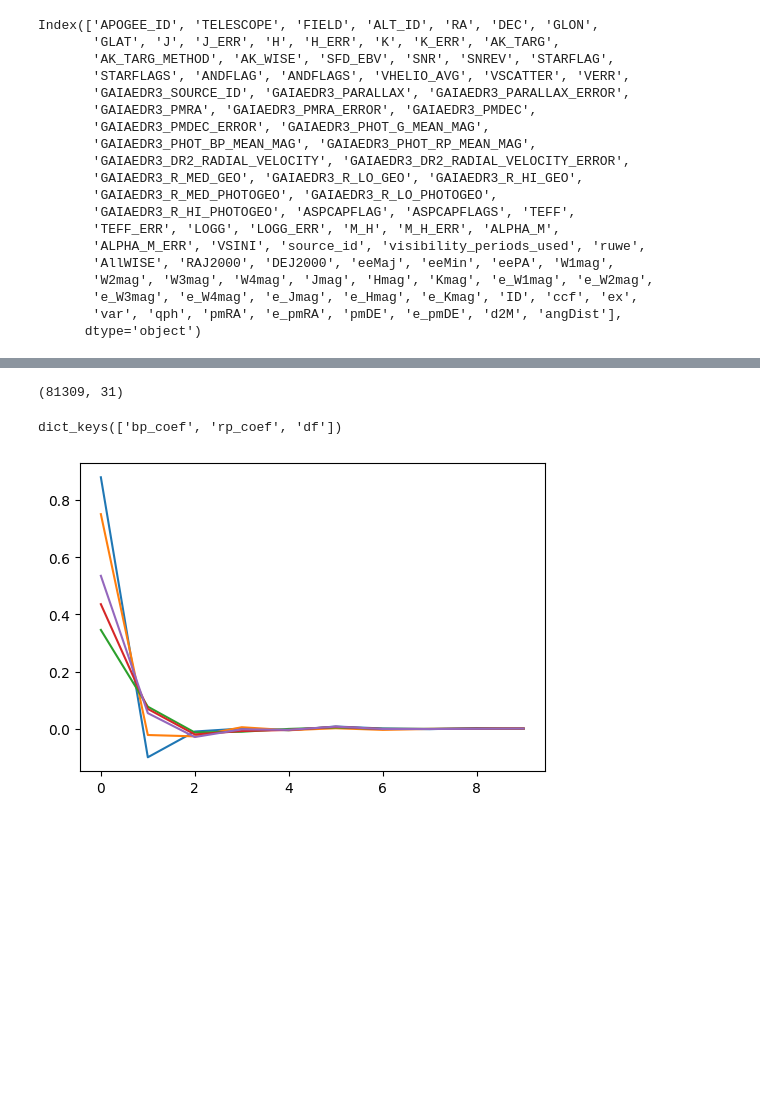
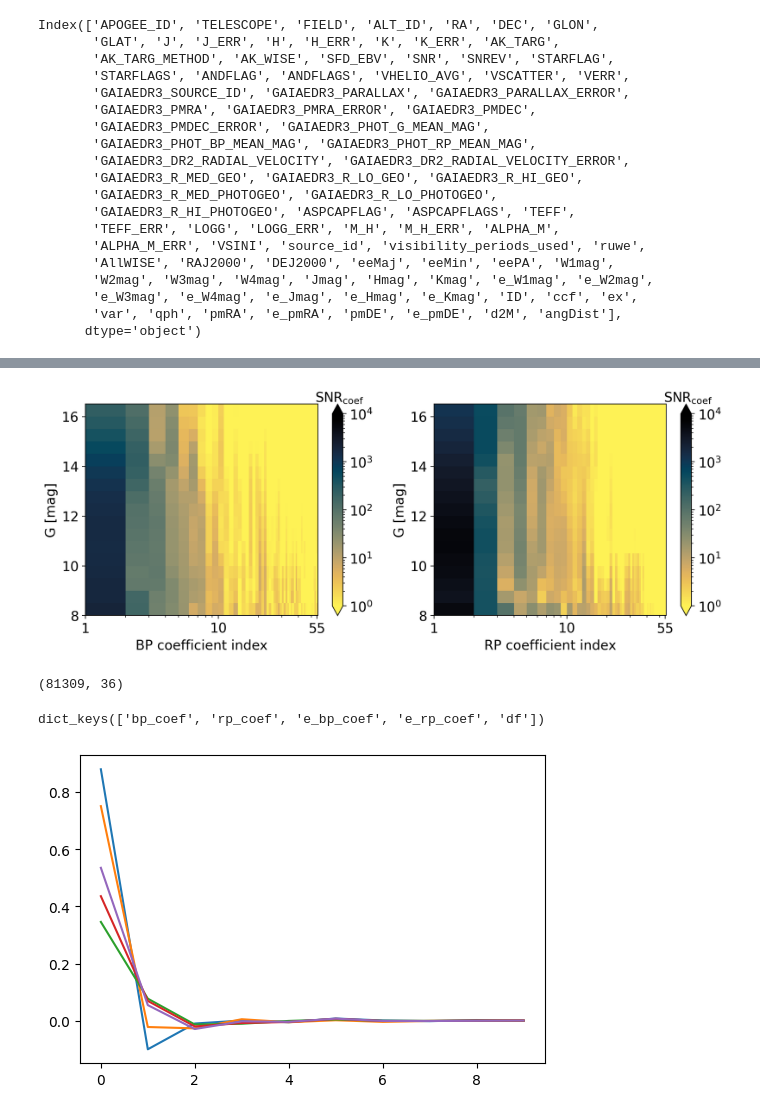
Before and after one commit to jiadonglee/aspgap, a Jupyter notebook: docs/gaiaXP_pre.ipynb, the cells around one changed output, grey strips where cells are left out. Drawn from its saved outputs; the diff is of its cells as text; code cells hidden in the pictures; blank space fills up the shorter version.

```diff
--- a/docs/gaiaXP_pre.ipynb
+++ b/docs/gaiaXP_pre.ipynb
@@ -199,0 +240,7 @@ df_xpcontinous.head()
+# %%
+n_coef = 55
+
+G_grids = np.arange(8, 17., 0.5)
+xp_df = xp_df.assign(G_bin=pd.cut(xp_df[220], bins=G_grids))
+
+xp_df.head()
@@ -199,0 +255,49 @@ df_xpcontinous.head()
+# %%
+bp_coef_snr_map = np.zeros([len(G_grids)-1, n_coef])
+rp_coef_snr_map = np.zeros([len(G_grids)-1, n_coef])
+num_coeff = np.linspace(1,55,55)
+
+
+for i, (g, group) in enumerate(xp_df.groupby('G_bin')):
+
+    for j in range(n_coef):
+
+        bp_coef_snr_map[i,j] = np.median(np.abs(group[j])/group[j+n_coef])
+        rp_coef_snr_map[i,j] = np.median(np.abs(group[j+2*n_coef])/group[j+3*n_coef])
+# %%
+fig, axs = plt.subplots(1,2, figsize=(12,4))
+num_coeff_grid = np.linspace(1,56,56)
+
+
+xx, yy = np.meshgrid(num_coeff_grid, G_grids)
+ax1, ax2 = axs.ravel()
+img1 = ax1.pcolormesh(
+    xx, yy, bp_coef_snr_map, norm=colors.LogNorm(vmin=1, vmax=1e4),
+    cmap='cmr.eclipse_r'
+)
+img2 = ax2.pcolormesh(
+    xx, yy, rp_coef_snr_map, norm=colors.LogNorm(vmin=1, vmax=1e4),
+    cmap='cmr.eclipse_r'
+)
+ax2.set_xscale('log')
+ax1.set_xscale('log')
+
+ax1.set_xticks([1, 10, 55]);
+ax2.set_xticks([1, 10, 55]);
+ax1.set_xticklabels([1, 10, 55]);
+ax2.set_xticklabels([1, 10, 55]);
+
+
+clb1 = fig.colorbar(img1, ax=ax1, extend='both');
+clb2 = fig.colorbar(img2, ax=ax2, extend='both');
+
+clb1.set_label(r"SNR$_{\rm coef}$", rotation=0, y=1.12, labelpad=-35)
+clb2.set_label(r"SNR$_{\rm coef}$", rotation=0, y=1.12, labelpad=-35)
+
+ax1.set_xlabel("BP coefficient index");
+ax1.set_ylabel("G [mag]");
+
+ax2.set_xlabel("RP coefficient index");
+ax2.set_ylabel("G [mag]");
+# %% [output]
+[figure, added]
@@ -200,4 +309,6 @@ df_xpcontinous.head()
 # %%
+data_dir = "/data/jdli/gaia/"
+
 mask = (df_xpcontinous['J']>-1) & (df_xpcontinous['J']<20.) &\
         (df_xpcontinous['H']>-0.) & (df_xpcontinous['H']<15.) &\
         (df_xpcontinous['K']>-1.) & (df_xpcontinous['K']<20.) &\
@@ -212,18 +323,20 @@ print(df_xpcontinous[mask].shape)
 
 data_cont ={'bp_coef':np.array([np.array(_) for _ in df_xpcontinous['bp_coef'].values[mask]]).reshape(len(df_xpcontinous[mask]), -1),
             'rp_coef':np.array([np.array(_) for _ in df_xpcontinous['rp_coef'].values[mask]]).reshape(len(df_xpcontinous[mask]), -1),
+            'e_bp_coef':np.array([np.array(_) for _ in df_xpcontinous['e_bp_coef'].values[mask]]).reshape(len(df_xpcontinous[mask]), -1),
+            'e_rp_coef':np.array([np.array(_) for _ in df_xpcontinous['e_rp_coef'].values[mask]]).reshape(len(df_xpcontinous[mask]), -1),
             'df':df_xpcontinous[mask]}
 
 np.save(data_dir+"ap17_wise_xpcont_cut.npy", data_cont)
 # %% [output]
-(81309, 31)
+(81309, 36)
 # %%
-data_dir = "/data/jdli/gaia/"
+
 
 data_cont = np.load(data_dir+"ap17_wise_xpcont_cut.npy", allow_pickle=True).item()
 data_cont.keys()
 # %% [output]
-dict_keys(['bp_coef', 'rp_coef', 'df'])
+dict_keys(['bp_coef', 'rp_coef', 'e_bp_coef', 'e_rp_coef', 'df'])
 # %%
 idx_lst = [0, 10, 100, 1000, 10000]
 fig, ax = plt.subplots(1, 1, figsize=(6, 4))
```
Also changed, not shown: parts of 53 cells of this notebook, 18 other files.
